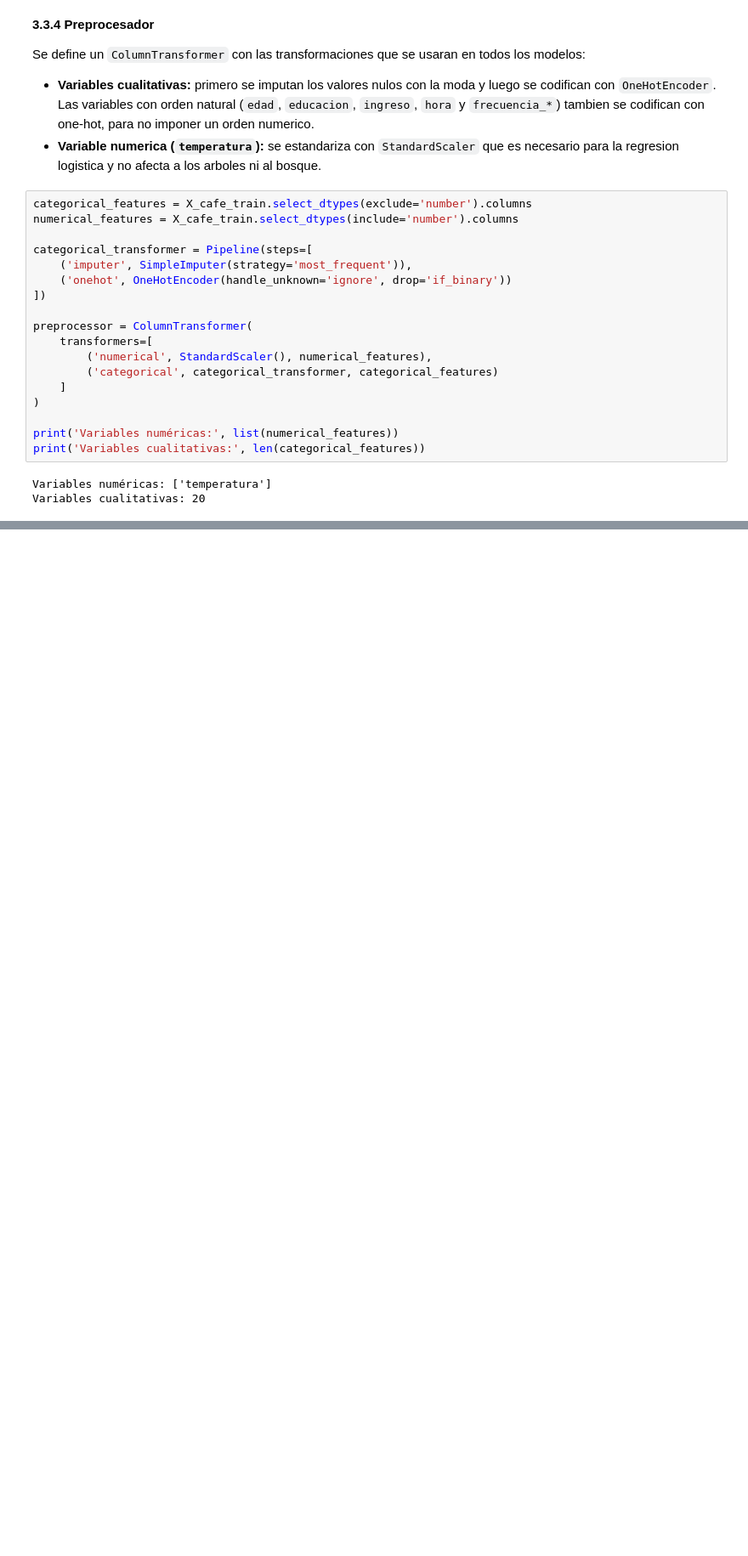
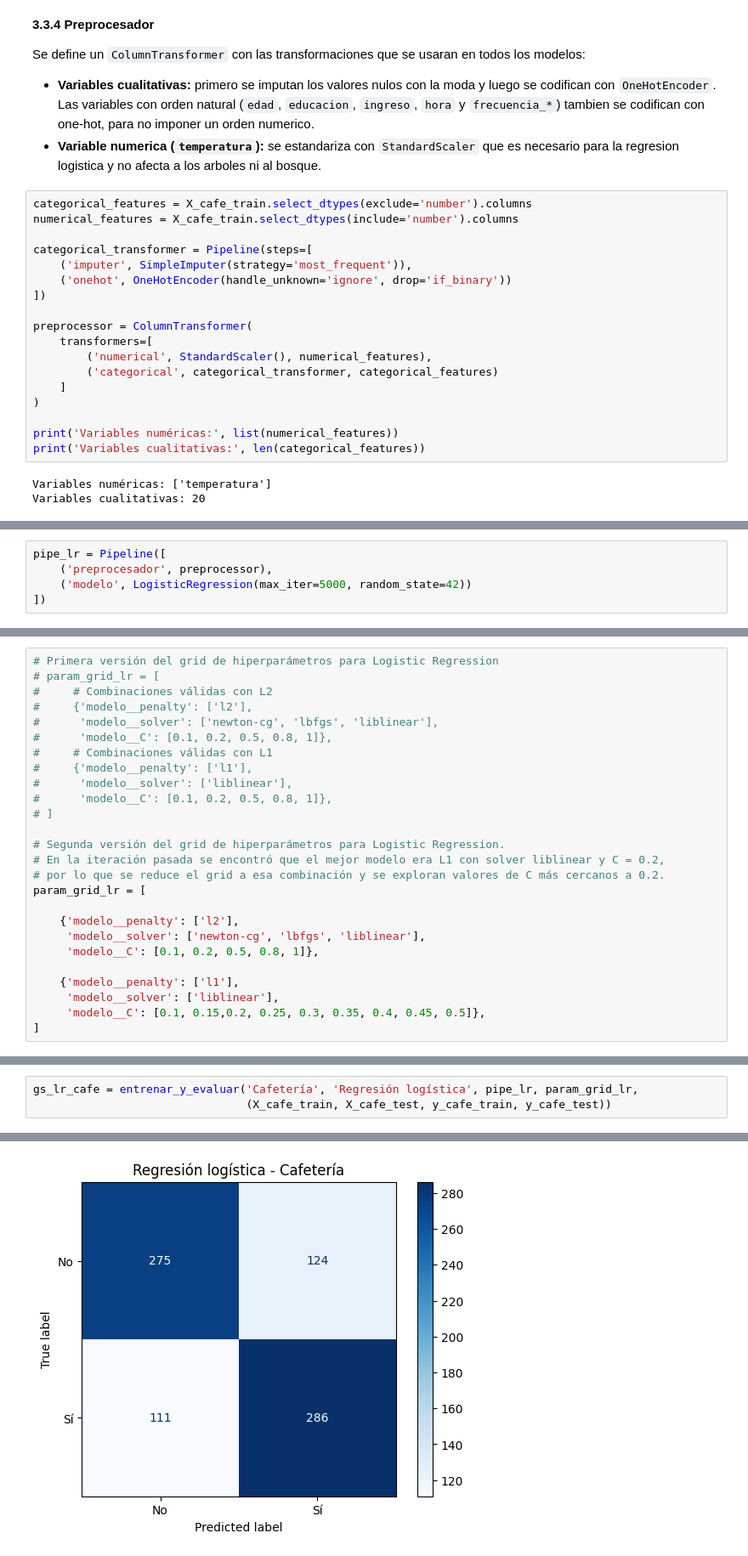
Before and after one commit to samuelmolinal/Lab3-ML, a Jupyter notebook: Laboratorio 3 - Clasificación.ipynb, the cells around one changed output, grey strips where cells are left out. Shown at 85% size. Cells and saved outputs as stored; diff of their text form; blank space fills up the shorter version.

Commit message:
Actividad 3. Desarrollar dos modelos de regresión logística

```diff
--- a/Laboratorio 3 - Clasificación.ipynb
+++ b/Laboratorio 3 - Clasificación.ipynb
@@ -561,0 +621,5 @@ Variables cualitativas: 20
+# %%
+pipe_lr = Pipeline([
+    ('preprocesador', preprocessor),
+    ('modelo', LogisticRegression(max_iter=5000, random_state=42))
+])
@@ -561,0 +628,26 @@ Variables cualitativas: 20
+# %%
+# Primera versión del grid de hiperparámetros para Logistic Regression
+# param_grid_lr = [
+#     # Combinaciones válidas con L2
+#     {'modelo__penalty': ['l2'],
+#      'modelo__solver': ['newton-cg', 'lbfgs', 'liblinear'],
+#      'modelo__C': [0.1, 0.2, 0.5, 0.8, 1]},
+#     # Combinaciones válidas con L1
+#     {'modelo__penalty': ['l1'],
+#      'modelo__solver': ['liblinear'],
+#      'modelo__C': [0.1, 0.2, 0.5, 0.8, 1]},
+# ]
+
+# Segunda versión del grid de hiperparámetros para Logistic Regression.
+# En la iteración pasada se encontró que el mejor modelo era L1 con solver liblinear y C = 0.2,
+# por lo que se reduce el grid a esa combinación y se exploran valores de C más cercanos a 0.2.
+param_grid_lr = [
+
+    {'modelo__penalty': ['l2'],
+     'modelo__solver': ['newton-cg', 'lbfgs', 'liblinear'],
+     'modelo__C': [0.1, 0.2, 0.5, 0.8, 1]},
+
+    {'modelo__penalty': ['l1'],
+     'modelo__solver': ['liblinear'],
+     'modelo__C': [0.1, 0.15,0.2, 0.25, 0.3, 0.35, 0.4, 0.45, 0.5]},
+]
@@ -561,0 +662,4 @@ Variables cualitativas: 20
+# %%
+gs_lr_cafe = entrenar_y_evaluar('Cafetería', 'Regresión logística', pipe_lr, param_grid_lr,
+                                (X_cafe_train, X_cafe_test, y_cafe_train, y_cafe_test))
+# %% [output]
@@ -561,0 +684 @@ Variables cualitativas: 20
+[figure, added]
```
Also changed, not shown: parts of 17 cells of this notebook.
